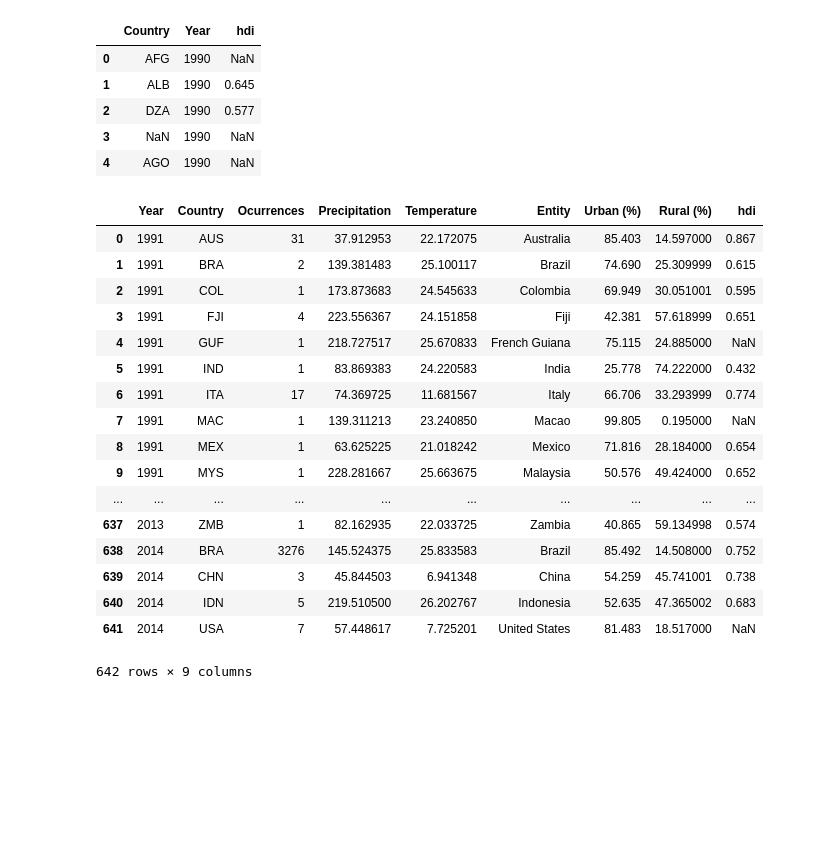
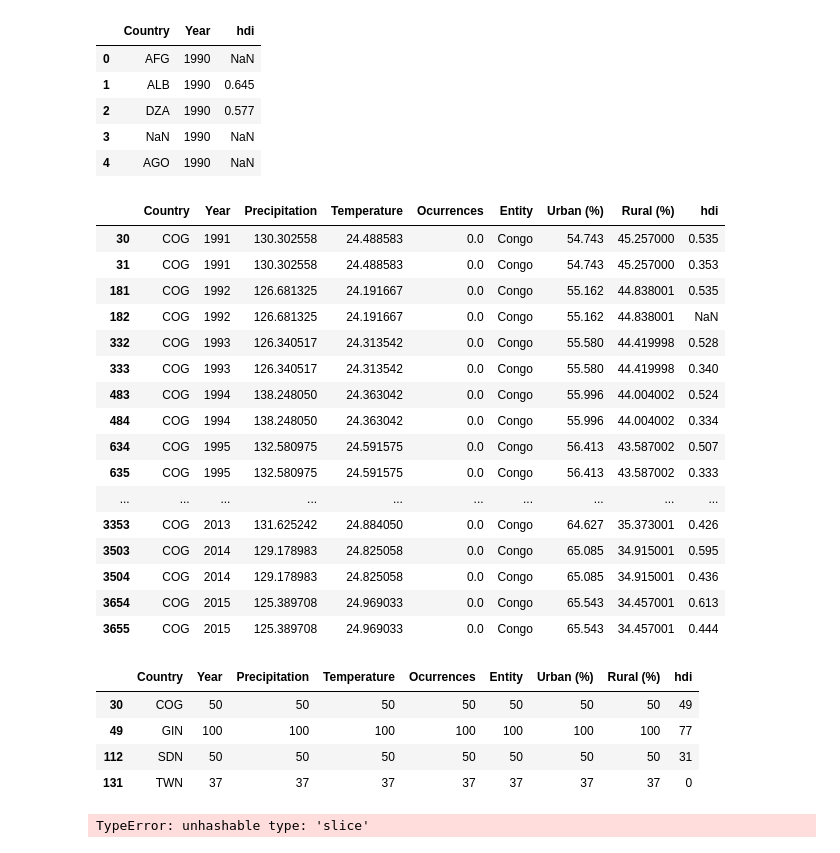
Before and after one commit to QuirkyDataScientist1978/project_dengue_fever, a Jupyter notebook: Final_Project_IP.ipynb, the cells around one changed output. Cells and saved outputs as stored; diff of their text form; code cells hidden in the pictures; blank space fills up the shorter version.

Commit message:
Corrections on the datasets

```diff
--- a/Final_Project_IP.ipynb
+++ b/Final_Project_IP.ipynb
@@ -13,7 +32,7 @@ temp.rename(columns={'\tYear':'Year', ' Month':'Month', ' Country':'Country'}, i
 prec.rename(columns={'\tYear':'Year', ' Month':'Month', ' Country':'Country'}, inplace=True)
 occur.rename(columns={'YEAR':'Year', 'COUNTRY_ID':'Country'}, inplace=True)
 # %%
-taywan = pd.read_csv('/Users/RodolfoSaldanha/Downloads/taywan.csv')
+taywan = pd.read_csv('/Users/RodolfoSaldanha/Desktop/IP/final_project/Datasets/taywan.csv')
 taywan.drop(columns=['Unnamed: 0'],inplace=True)
 taywan.head()
 # %% [output]
@@ -186,7 +225,7 @@ Year
 2016    146
 dtype: int64
 # %%
-temp_rain_occur=pd.merge(annualOccur,temp_rain,
+temp_rain_occur=pd.merge(temp_rain,annualOccur,
                    how='left',
                    left_on = ['Year','Country'],
                    right_on = ['Year','Country'])
@@ -213,0 +253,3 @@ temp_rain_occur
+# %%
+temp_rain_occur.fillna(0,inplace=True)
+temp_rain_occur.head()
@@ -282,25 +350,42 @@ hdi.head()
 hdi['Country'] = hdi['Country'].replace('ROU', 'ROM')
 # %%
 hdi_complete= pd.merge(urban, hdi,  how='left', left_on=['Country','Year'], right_on = ['Country','Year'])
-hdi_complete
 # %% [output]
-|  | Year | Country | Ocurrences | Precipitation | Temperature | Entity | Urban (%) | Rural (%) | hdi |
-| 0 | 1991 | AUS | 31 | 37.912953 | 22.172075 | Australia | 85.403 | 14.597000 | 0.867 |
-| 1 | 1991 | BRA | 2 | 139.381483 | 25.100117 | Brazil | 74.690 | 25.309999 | 0.615 |
-| 2 | 1991 | COL | 1 | 173.873683 | 24.545633 | Colombia | 69.949 | 30.051001 | 0.595 |
-| 3 | 1991 | FJI | 4 | 223.556367 | 24.151858 | Fiji | 42.381 | 57.618999 | 0.651 |
-| 4 | 1991 | GUF | 1 | 218.727517 | 25.670833 | French Guiana | 75.115 | 24.885000 | NaN |
-| 5 | 1991 | IND | 1 | 83.869383 | 24.220583 | India | 25.778 | 74.222000 | 0.432 |
-| 6 | 1991 | ITA | 17 | 74.369725 | 11.681567 | Italy | 66.706 | 33.293999 | 0.774 |
-| 7 | 1991 | MAC | 1 | 139.311213 | 23.240850 | Macao | 99.805 | 0.195000 | NaN |
-| 8 | 1991 | MEX | 1 | 63.625225 | 21.018242 | Mexico | 71.816 | 28.184000 | 0.654 |
-| 9 | 1991 | MYS | 1 | 228.281667 | 25.663675 | Malaysia | 50.576 | 49.424000 | 0.652 |
+|  | Country | Year | Precipitation | Temperature | Ocurrences | Entity | Urban (%) | Rural (%) | hdi |
+| 30 | COG | 1991 | 130.302558 | 24.488583 | 0.0 | Congo | 54.743 | 45.257000 | 0.535 |
+| 31 | COG | 1991 | 130.302558 | 24.488583 | 0.0 | Congo | 54.743 | 45.257000 | 0.353 |
+| 181 | COG | 1992 | 126.681325 | 24.191667 | 0.0 | Congo | 55.162 | 44.838001 | 0.535 |
+| 182 | COG | 1992 | 126.681325 | 24.191667 | 0.0 | Congo | 55.162 | 44.838001 | NaN |
+| 332 | COG | 1993 | 126.340517 | 24.313542 | 0.0 | Congo | 55.580 | 44.419998 | 0.528 |
+| 333 | COG | 1993 | 126.340517 | 24.313542 | 0.0 | Congo | 55.580 | 44.419998 | 0.340 |
+| 483 | COG | 1994 | 138.248050 | 24.363042 | 0.0 | Congo | 55.996 | 44.004002 | 0.524 |
+| 484 | COG | 1994 | 138.248050 | 24.363042 | 0.0 | Congo | 55.996 | 44.004002 | 0.334 |
+| 634 | COG | 1995 | 132.580975 | 24.591575 | 0.0 | Congo | 56.413 | 43.587002 | 0.507 |
+| 635 | COG | 1995 | 132.580975 | 24.591575 | 0.0 | Congo | 56.413 | 43.587002 | 0.333 |
 | ... | ... | ... | ... | ... | ... | ... | ... | ... | ... |
-| 637 | 2013 | ZMB | 1 | 82.162935 | 22.033725 | Zambia | 40.865 | 59.134998 | 0.574 |
-| 638 | 2014 | BRA | 3276 | 145.524375 | 25.833583 | Brazil | 85.492 | 14.508000 | 0.752 |
-| 639 | 2014 | CHN | 3 | 45.844503 | 6.941348 | China | 54.259 | 45.741001 | 0.738 |
-| 640 | 2014 | IDN | 5 | 219.510500 | 26.202767 | Indonesia | 52.635 | 47.365002 | 0.683 |
-| 641 | 2014 | USA | 7 | 57.448617 | 7.725201 | United States | 81.483 | 18.517000 | NaN |
+| 3353 | COG | 2013 | 131.625242 | 24.884050 | 0.0 | Congo | 64.627 | 35.373001 | 0.426 |
+| 3503 | COG | 2014 | 129.178983 | 24.825058 | 0.0 | Congo | 65.085 | 34.915001 | 0.595 |
+| 3504 | COG | 2014 | 129.178983 | 24.825058 | 0.0 | Congo | 65.085 | 34.915001 | 0.436 |
+| 3654 | COG | 2015 | 125.389708 | 24.969033 | 0.0 | Congo | 65.543 | 34.457001 | 0.613 |
+| 3655 | COG | 2015 | 125.389708 | 24.969033 | 0.0 | Congo | 65.543 | 34.457001 | 0.444 |
-642 rows × 9 columns
+# %%
+aux.loc[aux['Year']>25]
+# %% [output]
+|  | Country | Year | Precipitation | Temperature | Ocurrences | Entity | Urban (%) | Rural (%) | hdi |
+| 30 | COG | 50 | 50 | 50 | 50 | 50 | 50 | 50 | 49 |
+| 49 | GIN | 100 | 100 | 100 | 100 | 100 | 100 | 100 | 77 |
+| 112 | SDN | 50 | 50 | 50 | 50 | 50 | 50 | 50 | 31 |
+| 131 | TWN | 37 | 37 | 37 | 37 | 37 | 37 | 37 | 0 |
 # %%
 hdi_complete.to_csv('hdi.csv')
+# %%
+factors=[]
+for x in hdi_complete['Country'].unique():
+
+    lCountry = []
+    lCountry.append(x)
+    country = hdi_complete.loc[hdi_complete["Country"] == x]
+    value = country[:,['Precipitation','Temperature','hdi']]
+    value
+# %% [output]
+TypeError: unhashable type: 'slice'
```
Also changed, not shown: parts of 12 cells of this notebook, 3 other files.
